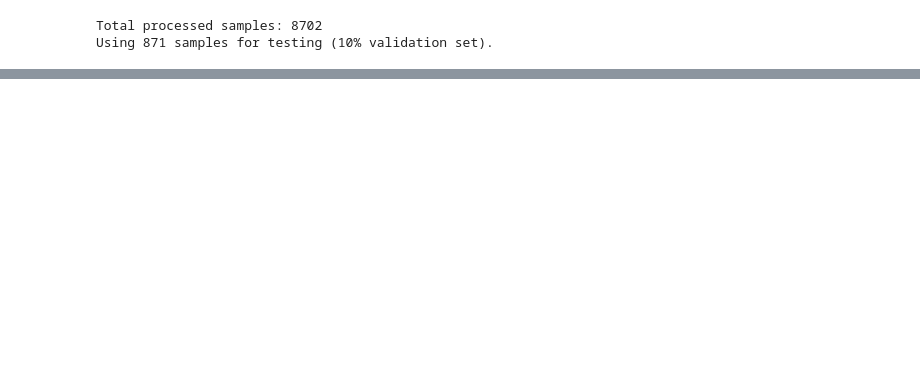
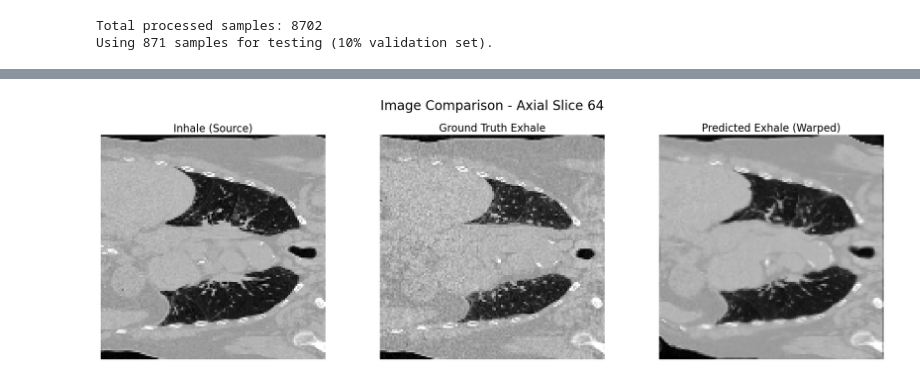
Before and after one commit to AkuSax/exhale-prediction-cvae, a Jupyter notebook: evaluation.ipynb, the cells around one changed output, grey strips where cells are left out. Saved outputs shown, nothing was run; the diff lists cells and outputs as text; code cells hidden in the pictures; blank space fills up the shorter version.

```diff
--- a/evaluation.ipynb
+++ b/evaluation.ipynb
@@ -62,14 +59,19 @@ model.load_state_dict(torch.load(MODEL_PATH, map_location=DEVICE, weights_only=T
 model.eval()
 transformer = SpatialTransformer(size=IMG_SIZE).to(DEVICE)
 # %%
-from monai.metrics import DiceMetric
 dice_metric = DiceMetric(include_background=True, reduction="mean")
+
 with torch.no_grad():
-    for i, batch in enumerate(test_dataloader):
-        # ... (rest of the dice score loop)
-        warped_mask_img, dvf_i_e, _ = model(inhale_mask.float(), exhale_mask.float())
-        pred_exhale_mask_binary = (warped_mask_img > 0.5).float()
-        dice_metric(y_pred=pred_exhale_mask_binary, y=exhale_mask)
+    for batch in tqdm(test_dataloader, desc="Calculating Soft Dice Scores"):
+        inhale_img = batch['insp'].to(DEVICE)
+        exhale_img = batch['exp'].to(DEVICE)
+        inhale_mask = batch['insp_mask'].to(DEVICE)
+        exhale_mask = batch['exp_mask'].to(DEVICE)
+
+        _, dvf, _ = model(inhale_img, exhale_img)
+        pred_exhale_mask = transformer(inhale_mask, dvf)
+        dice_metric(y_pred=pred_exhale_mask, y=exhale_mask)
+
 mean_dice = dice_metric.aggregate().item()
-print(f"Average Dice Score: {mean_dice:.4f}")
+print(f"  Average Dice Score: {mean_dice:.4f}")
 # %% [output]
@@ -167,0 +158,74 @@ print("="*55)
+# %%
+# Get a single sample for visualization
+sample_batch = next(iter(test_dataloader))
+inhale_img = sample_batch['insp'].to(DEVICE)
+exhale_img = sample_batch['exp'].to(DEVICE)
+
+# Run the model to get the outputs
+with torch.no_grad():
+    warped_exhale, dvf, _ = model(inhale_img, exhale_img)
+
+# Move data to CPU and NumPy for plotting
+inhale_np = inhale_img.squeeze().cpu().numpy()
+exhale_np = exhale_img.squeeze().cpu().numpy()
+warped_np = warped_exhale.squeeze().cpu().numpy()
+dvf_np = dvf.squeeze().cpu().numpy()
+
+# Choose a central slice to visualize (e.g., the 64th slice along the z-axis)
+slice_idx = 64
+inhale_slice = inhale_np[:, slice_idx, :]
+exhale_slice = exhale_np[:, slice_idx, :]
+warped_slice = warped_np[:, slice_idx, :]
+
+# The DVF has 3 channels (for z, y, x displacement). We'll visualize y and x.
+# Note: DVF shape is (3, D, H, W) -> (3, 128, 128, 128)
+# We need y-flow (channel 1) and x-flow (channel 2)
+dvf_y = dvf_np[1, :, slice_idx, :]
+dvf_x = dvf_np[2, :, slice_idx, :]
+
+# --- Plotting ---
+plt.style.use('default')
+fig, axes = plt.subplots(1, 3, figsize=(18, 6))
+
+# Inhale Image
+axes[0].imshow(inhale_slice, cmap='gray')
+axes[0].set_title('Inhale (Source)', fontsize=16)
+axes[0].axis('off')
+
+# Ground Truth Exhale Image
+axes[1].imshow(exhale_slice, cmap='gray')
+axes[1].set_title('Ground Truth Exhale', fontsize=16)
+axes[1].axis('off')
+
+# Warped (Predicted) Exhale Image
+axes[2].imshow(warped_slice, cmap='gray')
+axes[2].set_title('Predicted Exhale (Warped)', fontsize=16)
+axes[2].axis('off')
+
+plt.suptitle(f'Image Comparison - Axial Slice {slice_idx}', fontsize=20)
+plt.tight_layout(rect=[0, 0.03, 1, 0.95])
+plt.show()
+
+
+# --- Quiver Plot for Deformation Field ---
+fig_q, ax_q = plt.subplots(figsize=(10, 10))
+
+# Display the inhale slice as the background
+ax_q.imshow(inhale_slice, cmap='gray')
+
+# Downsample the vector field to make the plot readable
+skip = 8 # Plot one vector every 8 pixels
+x = np.arange(0, dvf_x.shape[1], skip)
+y = np.arange(0, dvf_y.shape[0], skip)
+X, Y = np.meshgrid(x, y)
+u = dvf_x[Y, X]
+v = dvf_y[Y, X]
+
+# Plot the vectors (arrows)
+ax_q.quiver(X, Y, u, v, color='cyan', angles='xy', scale_units='xy', scale=0.2, headwidth=4)
+
+ax_q.set_title(f'Deformation Field - Axial Slice {slice_idx}', fontsize=16)
+ax_q.axis('off')
+plt.show()
+# %% [output]
+[figure, added]
```
Also changed, not shown: parts of 5 cells of this notebook.
